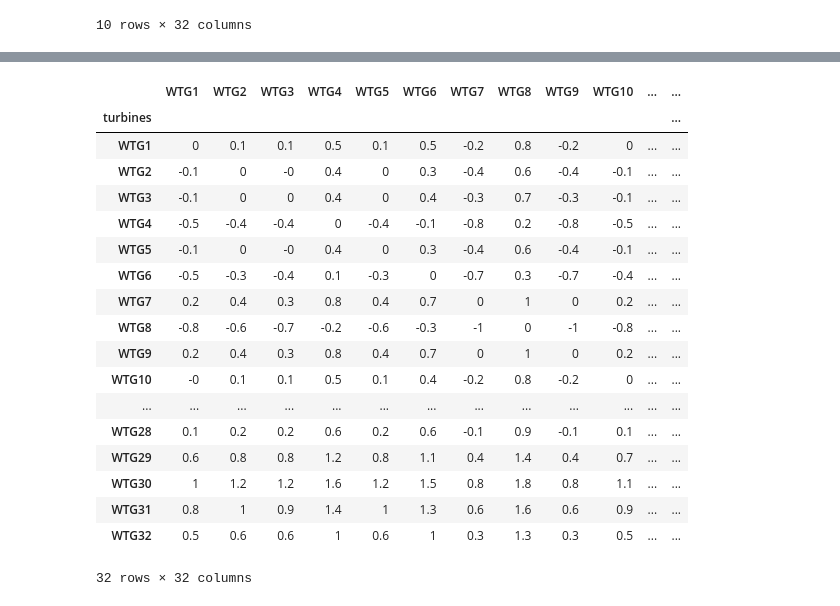
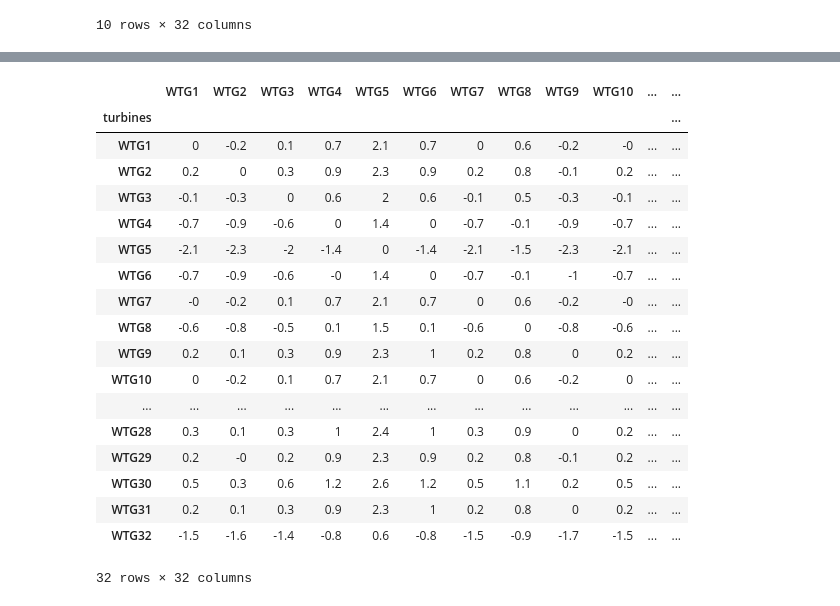
Before and after one commit to GStechschulte/wake_effect, a Jupyter notebook: delta_wind_velocity/delta_wind_velocity.ipynb, the cells around one changed output, grey strips where cells are left out. Drawn from its saved outputs; the diff is of its cells as text; code cells hidden in the pictures.

```diff
--- a/delta_wind_velocity/delta_wind_velocity.ipynb
+++ b/delta_wind_velocity/delta_wind_velocity.ipynb
@@ -149,24 +151,24 @@ def conf_ma(angle):
 
     return ma_weights
 # %%
-conf_ma(4)
+conf_ma(95)
 # %% [output]
 |  | WTG1 | WTG2 | WTG3 | WTG4 | WTG5 | WTG6 | WTG7 | WTG8 | WTG9 | WTG10 | ... | ... |
 | turbines |  |  |  |  |  |  |  |  |  |  |  | ... |
-| WTG1 | 0 | 0.1 | 0.1 | 0.5 | 0.1 | 0.5 | -0.2 | 0.8 | -0.2 | 0 | ... | ... |
-| WTG2 | -0.1 | 0 | -0 | 0.4 | 0 | 0.3 | -0.4 | 0.6 | -0.4 | -0.1 | ... | ... |
-| WTG3 | -0.1 | 0 | 0 | 0.4 | 0 | 0.4 | -0.3 | 0.7 | -0.3 | -0.1 | ... | ... |
-| WTG4 | -0.5 | -0.4 | -0.4 | 0 | -0.4 | -0.1 | -0.8 | 0.2 | -0.8 | -0.5 | ... | ... |
-| WTG5 | -0.1 | 0 | -0 | 0.4 | 0 | 0.3 | -0.4 | 0.6 | -0.4 | -0.1 | ... | ... |
-| WTG6 | -0.5 | -0.3 | -0.4 | 0.1 | -0.3 | 0 | -0.7 | 0.3 | -0.7 | -0.4 | ... | ... |
-| WTG7 | 0.2 | 0.4 | 0.3 | 0.8 | 0.4 | 0.7 | 0 | 1 | 0 | 0.2 | ... | ... |
-| WTG8 | -0.8 | -0.6 | -0.7 | -0.2 | -0.6 | -0.3 | -1 | 0 | -1 | -0.8 | ... | ... |
-| WTG9 | 0.2 | 0.4 | 0.3 | 0.8 | 0.4 | 0.7 | 0 | 1 | 0 | 0.2 | ... | ... |
-| WTG10 | -0 | 0.1 | 0.1 | 0.5 | 0.1 | 0.4 | -0.2 | 0.8 | -0.2 | 0 | ... | ... |
+| WTG1 | 0 | -0.2 | 0.1 | 0.7 | 2.1 | 0.7 | 0 | 0.6 | -0.2 | -0 | ... | ... |
+| WTG2 | 0.2 | 0 | 0.3 | 0.9 | 2.3 | 0.9 | 0.2 | 0.8 | -0.1 | 0.2 | ... | ... |
+| WTG3 | -0.1 | -0.3 | 0 | 0.6 | 2 | 0.6 | -0.1 | 0.5 | -0.3 | -0.1 | ... | ... |
+| WTG4 | -0.7 | -0.9 | -0.6 | 0 | 1.4 | 0 | -0.7 | -0.1 | -0.9 | -0.7 | ... | ... |
+| WTG5 | -2.1 | -2.3 | -2 | -1.4 | 0 | -1.4 | -2.1 | -1.5 | -2.3 | -2.1 | ... | ... |
+| WTG6 | -0.7 | -0.9 | -0.6 | -0 | 1.4 | 0 | -0.7 | -0.1 | -1 | -0.7 | ... | ... |
+| WTG7 | -0 | -0.2 | 0.1 | 0.7 | 2.1 | 0.7 | 0 | 0.6 | -0.2 | -0 | ... | ... |
+| WTG8 | -0.6 | -0.8 | -0.5 | 0.1 | 1.5 | 0.1 | -0.6 | 0 | -0.8 | -0.6 | ... | ... |
+| WTG9 | 0.2 | 0.1 | 0.3 | 0.9 | 2.3 | 1 | 0.2 | 0.8 | 0 | 0.2 | ... | ... |
+| WTG10 | 0 | -0.2 | 0.1 | 0.7 | 2.1 | 0.7 | 0 | 0.6 | -0.2 | 0 | ... | ... |
 | ... | ... | ... | ... | ... | ... | ... | ... | ... | ... | ... | ... | ... |
-| WTG28 | 0.1 | 0.2 | 0.2 | 0.6 | 0.2 | 0.6 | -0.1 | 0.9 | -0.1 | 0.1 | ... | ... |
-| WTG29 | 0.6 | 0.8 | 0.8 | 1.2 | 0.8 | 1.1 | 0.4 | 1.4 | 0.4 | 0.7 | ... | ... |
-| WTG30 | 1 | 1.2 | 1.2 | 1.6 | 1.2 | 1.5 | 0.8 | 1.8 | 0.8 | 1.1 | ... | ... |
-| WTG31 | 0.8 | 1 | 0.9 | 1.4 | 1 | 1.3 | 0.6 | 1.6 | 0.6 | 0.9 | ... | ... |
-| WTG32 | 0.5 | 0.6 | 0.6 | 1 | 0.6 | 1 | 0.3 | 1.3 | 0.3 | 0.5 | ... | ... |
+| WTG28 | 0.3 | 0.1 | 0.3 | 1 | 2.4 | 1 | 0.3 | 0.9 | 0 | 0.2 | ... | ... |
+| WTG29 | 0.2 | -0 | 0.2 | 0.9 | 2.3 | 0.9 | 0.2 | 0.8 | -0.1 | 0.2 | ... | ... |
+| WTG30 | 0.5 | 0.3 | 0.6 | 1.2 | 2.6 | 1.2 | 0.5 | 1.1 | 0.2 | 0.5 | ... | ... |
+| WTG31 | 0.2 | 0.1 | 0.3 | 0.9 | 2.3 | 1 | 0.2 | 0.8 | 0 | 0.2 | ... | ... |
+| WTG32 | -1.5 | -1.6 | -1.4 | -0.8 | 0.6 | -0.8 | -1.5 | -0.9 | -1.7 | -1.5 | ... | ... |
 32 rows × 32 columns
```
Also changed, not shown: parts of 2 cells of this notebook, 1 other file.
